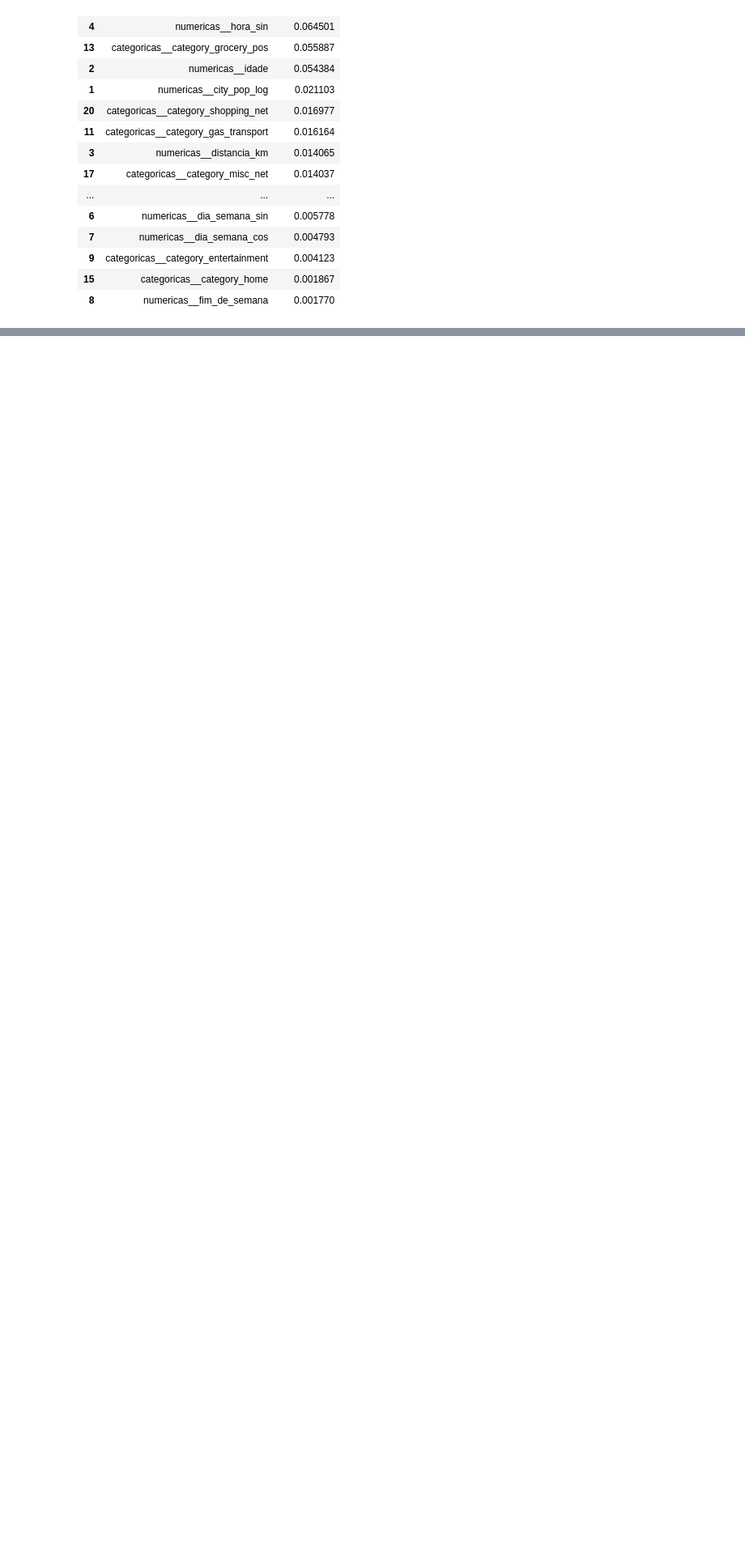
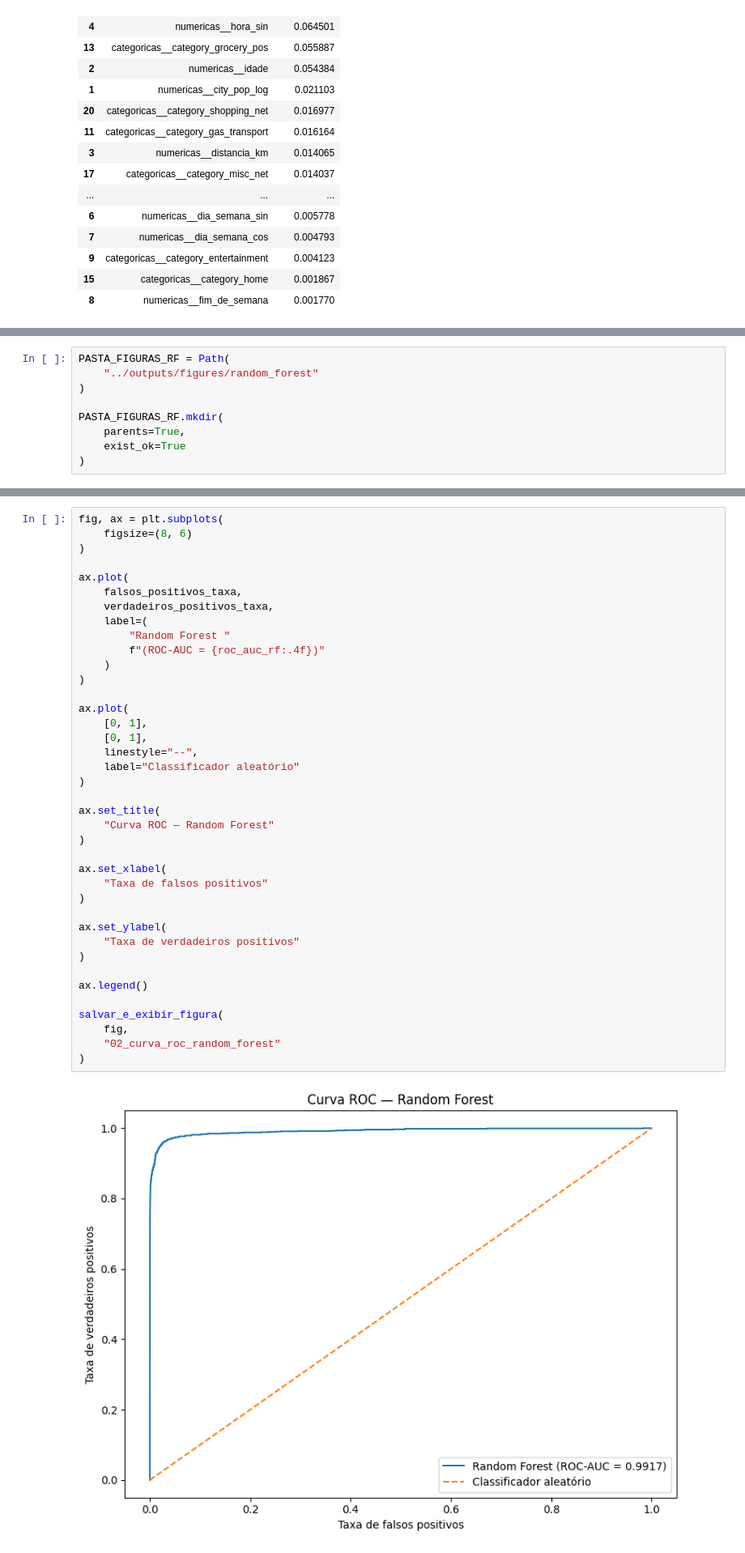
Before and after one commit to Lucas-Santosrx/ccard_fraud_ml, a Jupyter notebook: notebooks/03. Random Forest.ipynb, the cells around one changed output, grey strips where cells are left out. Shown at 81% size. Cells and saved outputs as stored; diff of their text form; blank space fills up the shorter version.

```diff
--- a/notebooks/03. Random Forest.ipynb
+++ b/notebooks/03. Random Forest.ipynb
@@ -752,0 +738,9 @@ Experimento salvo em: /Users/lucassantos/Documents/ccard_fraud_ml/outputs/result
+# %%
+PASTA_FIGURAS_RF = Path(
+    "../outputs/figures/random_forest"
+)
+
+PASTA_FIGURAS_RF.mkdir(
+    parents=True,
+    exist_ok=True
+)
@@ -752,0 +837,41 @@ Experimento salvo em: /Users/lucassantos/Documents/ccard_fraud_ml/outputs/result
+# %%
+fig, ax = plt.subplots(
+    figsize=(8, 6)
+)
+
+ax.plot(
+    falsos_positivos_taxa,
+    verdadeiros_positivos_taxa,
+    label=(
+        "Random Forest "
+        f"(ROC-AUC = {roc_auc_rf:.4f})"
+    )
+)
+
+ax.plot(
+    [0, 1],
+    [0, 1],
+    linestyle="--",
+    label="Classificador aleatório"
+)
+
+ax.set_title(
+    "Curva ROC — Random Forest"
+)
+
+ax.set_xlabel(
+    "Taxa de falsos positivos"
+)
+
+ax.set_ylabel(
+    "Taxa de verdadeiros positivos"
+)
+
+ax.legend()
+
+salvar_e_exibir_figura(
+    fig,
+    "02_curva_roc_random_forest"
+)
+# %% [output]
+[figure, added]
```
Also changed, not shown: parts of 27 cells of this notebook, 11 other files.
